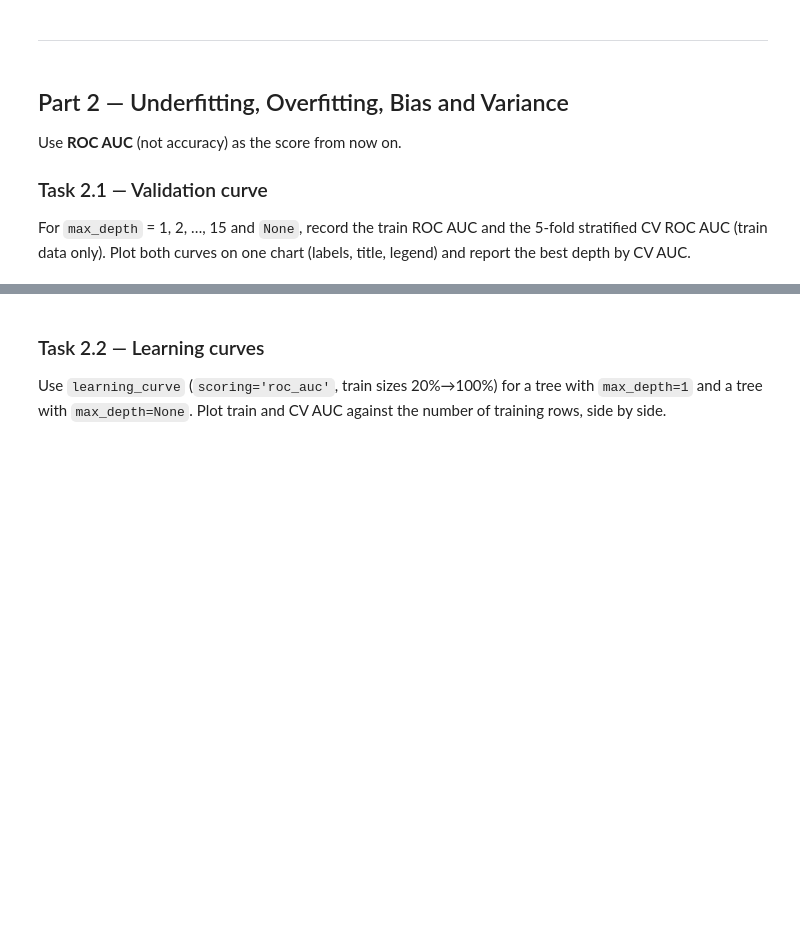
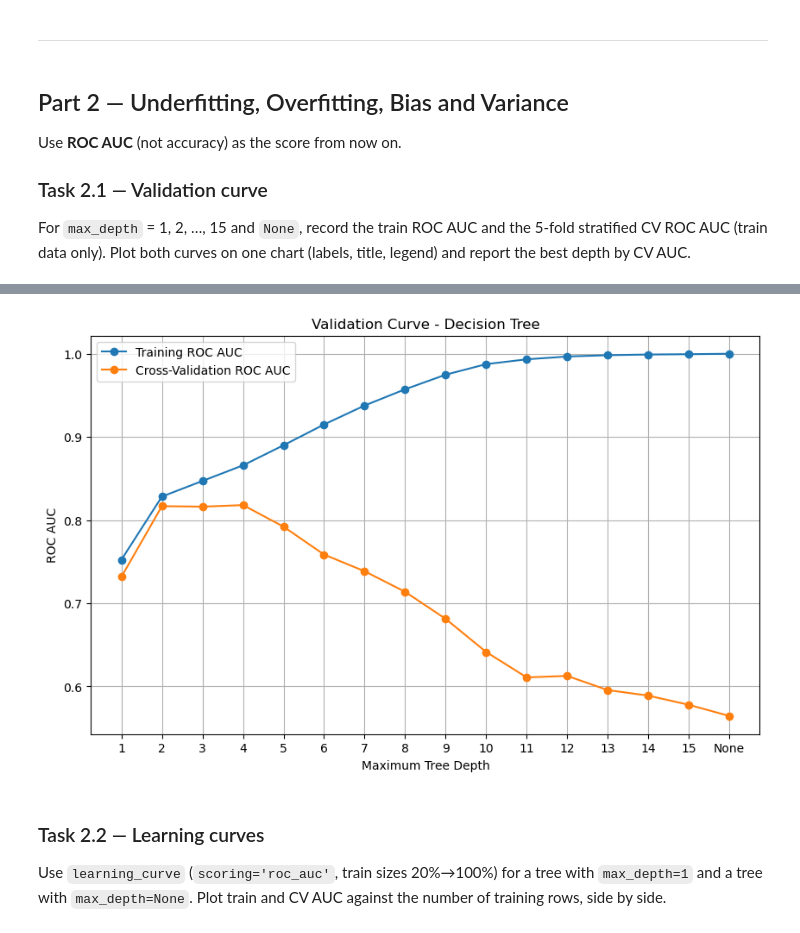
Before and after one commit to baqar360/ML-Lab-Semester-5, a Jupyter notebook: lab 9/Lab9_Bias_Variance_Imbalance_Template.ipynb, the cells around one changed output, grey strips where cells are left out. Drawn from its saved outputs; the diff is of its cells as text; code cells hidden in the pictures; blank space fills up the shorter version.

```diff
--- a/lab 9/Lab9_Bias_Variance_Imbalance_Template.ipynb
+++ b/lab 9/Lab9_Bias_Variance_Imbalance_Template.ipynb
@@ -50,0 +181,19 @@ A hospital wants to flag patients at risk of stroke from routine information. Ta
+# %%
+# YOUR CODE HERE
+
+from sklearn.dummy import DummyClassifier
+from sklearn.metrics import accuracy_score
+
+# 1. Create the baseline model
+dummy = DummyClassifier(strategy="most_frequent")
+
+# 2. Train the model
+dummy.fit(X_train, y_train)
+
+# 3. Predict on test data
+y_pred_dummy = dummy.predict(X_test)
+
+# 4. Calculate accuracy
+accuracy = accuracy_score(y_test, y_pred_dummy)
+
+print("Baseline Accuracy (%):", accuracy * 100)
@@ -66,0 +318,61 @@ For `max_depth` = 1, 2, …, 15 and `None`, record the train ROC AUC and the 5-f
+# %%
+
+from sklearn.tree import DecisionTreeClassifier
+from sklearn.model_selection import validation_curve, StratifiedKFold
+import numpy as np
+import matplotlib.pyplot as plt
+
+# Define tree depths
+depths = list(range(1, 16)) + [None]
+
+# 5-fold stratified cross-validation
+cv = StratifiedKFold(
+    n_splits=5,
+    shuffle=True,
+    random_state=SEED
+)
+
+# Create Decision Tree model
+dt = DecisionTreeClassifier(random_state=SEED)
+
+# Calculate validation curve
+train_scores, cv_scores = validation_curve(
+    dt,
+    X_train,
+    y_train,
+    param_name="max_depth",
+    param_range=depths,
+    cv=cv,
+    scoring="roc_auc",
+    n_jobs=-1
+)
+
+# Calculate mean ROC AUC
+train_mean = train_scores.mean(axis=1)
+cv_mean = cv_scores.mean(axis=1)
+
+# Find best depth
+best_index = np.argmax(cv_mean)
+
+print("Best max_depth:", depths[best_index])
+print("Best CV ROC AUC:", round(cv_mean[best_index], 4))
+
+# Plot validation curve
+plt.figure(figsize=(10, 6))
+
+x_values = range(1, 17)
+
+plt.plot(x_values, train_mean, marker='o',
+         label="Training ROC AUC")
+
+plt.plot(x_values, cv_mean, marker='o',
+         label="Cross-Validation ROC AUC")
+
+plt.xlabel("Maximum Tree Depth")
+plt.ylabel("ROC AUC")
+plt.title("Validation Curve - Decision Tree")
+plt.xticks(x_values, [str(d) for d in depths])
+plt.legend()
+plt.grid(True)
+plt.show()
+# %% [output]
@@ -67,3 +381,4 @@ For `max_depth` = 1, 2, …, 15 and `None`, record the train ROC AUC and the 5-f
+[figure, added]
 # %% [markdown]
 ### Task 2.2 — Learning curves
 Use `learning_curve` (`scoring='roc_auc'`, train sizes 20%→100%) for a tree with `max_depth=1` and a tree with `max_depth=None`. Plot train and CV AUC against the number of training rows, side by side.
```
Also changed, not shown: parts of 35 cells of this notebook.
